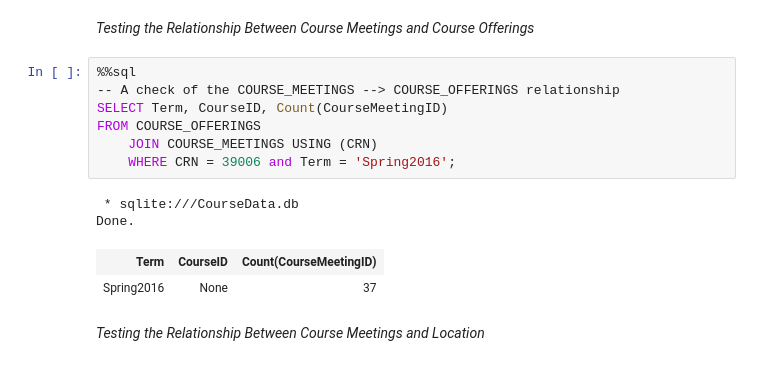
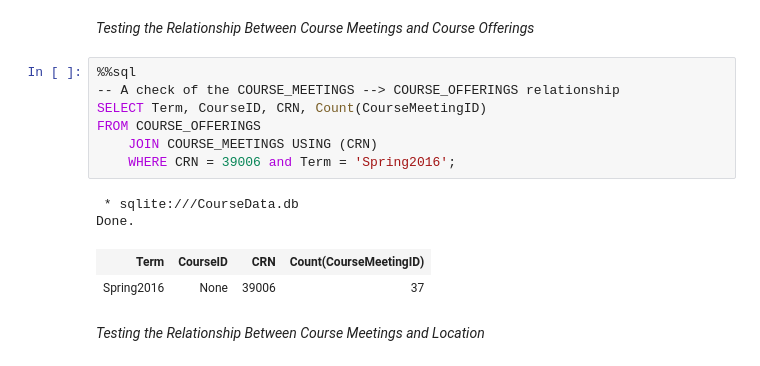
Before and after one commit to fairfield-ba510-spring2020/term-project-teamgamecancelled, a Jupyter notebook: CourseDataTests.ipynb, the cells around one changed output. Saved outputs shown, nothing was run; the diff lists cells and outputs as text.

```diff
--- a/CourseDataTests.ipynb
+++ b/CourseDataTests.ipynb
@@ -190,15 +193,15 @@ _Testing the Relationship Between Course Meetings and Course Offerings_
 # %%
 %%sql
 -- A check of the COURSE_MEETINGS --> COURSE_OFFERINGS relationship
-SELECT Term, CourseID, Count(CourseMeetingID)
+SELECT Term, CourseID, CRN, Count(CourseMeetingID)
 FROM COURSE_OFFERINGS
     JOIN COURSE_MEETINGS USING (CRN)
     WHERE CRN = 39006 and Term = 'Spring2016';
 # %% [output]
  * sqlite:///CourseData.db
 Done.
-| Term | CourseID | Count(CourseMeetingID) |
-| Spring2016 | None | 37 |
+| Term | CourseID | CRN | Count(CourseMeetingID) |
+| Spring2016 | None | 39006 | 37 |
 # %% [markdown]
 _Testing the Relationship Between Course Meetings and Location_
 # %%
```
Also changed, not shown: parts of 2 cells of this notebook, 3 other files.
